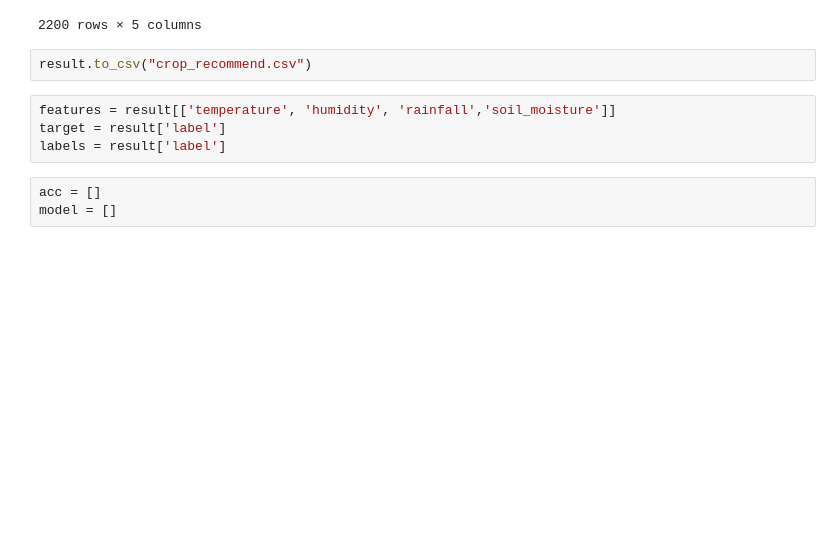
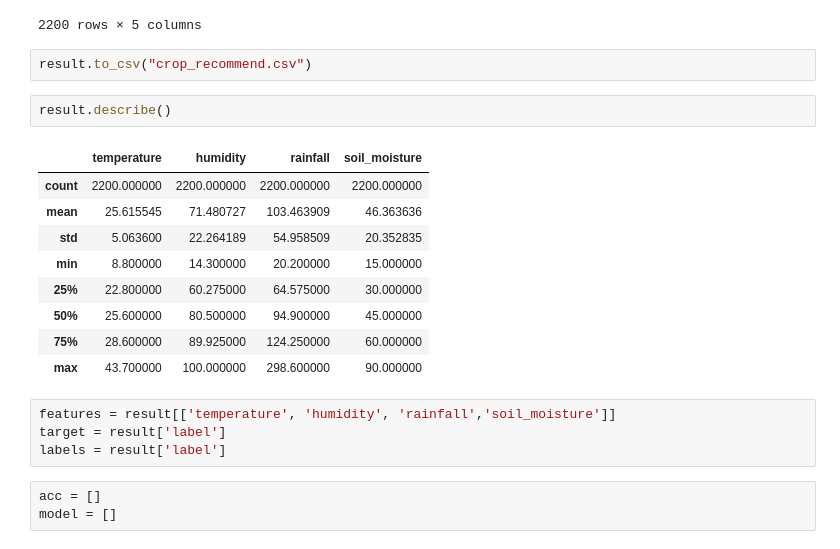
Before and after one commit to mada3959/AgriTechLITE, a Jupyter notebook: models/models.ipynb, the cells around one changed output. Saved outputs shown, nothing was run; the diff lists cells and outputs as text; blank space fills up the shorter version.

```diff
--- a/models/models.ipynb
+++ b/models/models.ipynb
@@ -233,6 +269,18 @@ result
 2200 rows × 5 columns
 # %%
 result.to_csv("crop_recommend.csv")
+# %%
+result.describe()
+# %% [output]
+|  | temperature | humidity | rainfall | soil_moisture |
+| count | 2200.000000 | 2200.000000 | 2200.000000 | 2200.000000 |
+| mean | 25.615545 | 71.480727 | 103.463909 | 46.363636 |
+| std | 5.063600 | 22.264189 | 54.958509 | 20.352835 |
+| min | 8.800000 | 14.300000 | 20.200000 | 15.000000 |
+| 25% | 22.800000 | 60.275000 | 64.575000 | 30.000000 |
+| 50% | 25.600000 | 80.500000 | 94.900000 | 45.000000 |
+| 75% | 28.600000 | 89.925000 | 124.250000 | 60.000000 |
+| max | 43.700000 | 100.000000 | 298.600000 | 90.000000 |
 # %%
 features = result[['temperature', 'humidity', 'rainfall','soil_moisture']]
 target = result['label']
```
Also changed, not shown: parts of 10 cells of this notebook, 2 other files.
